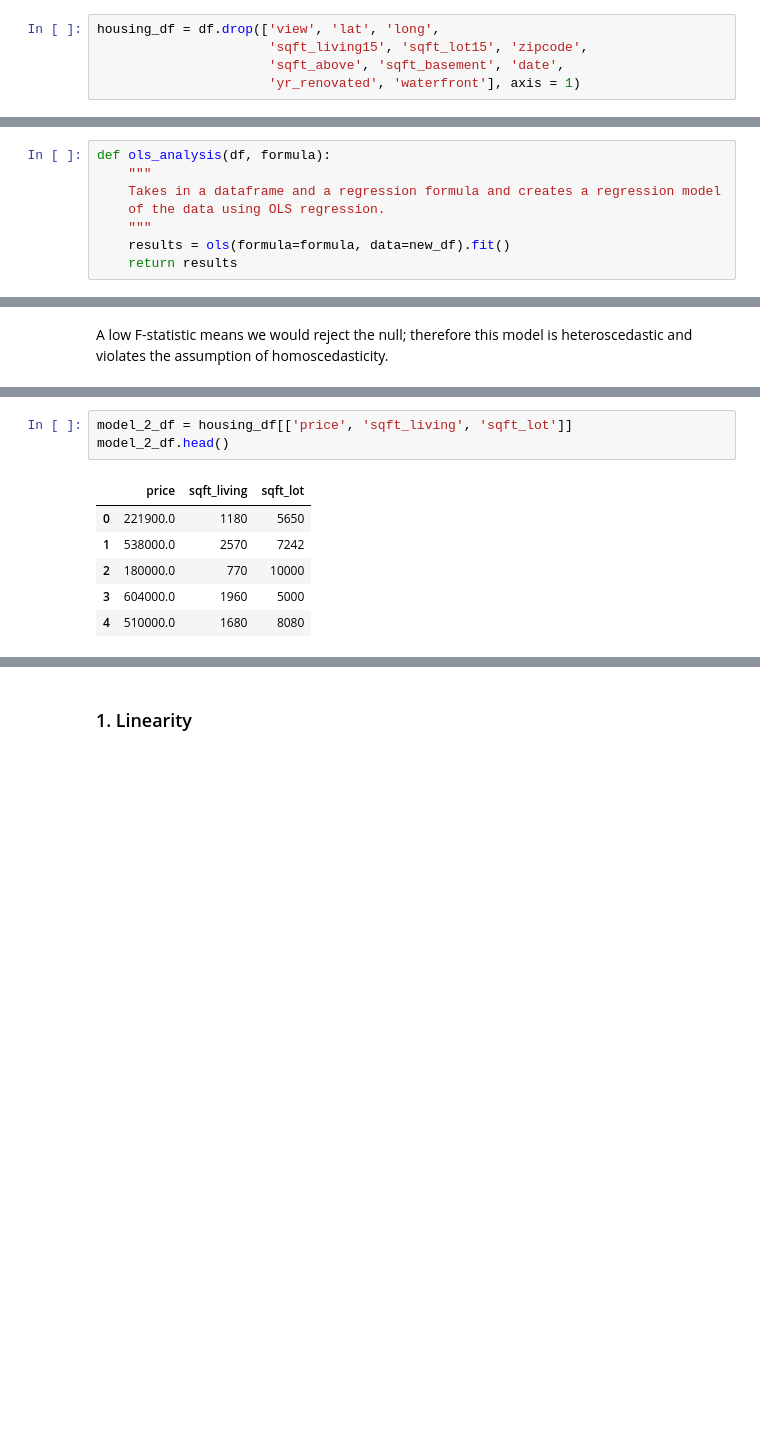
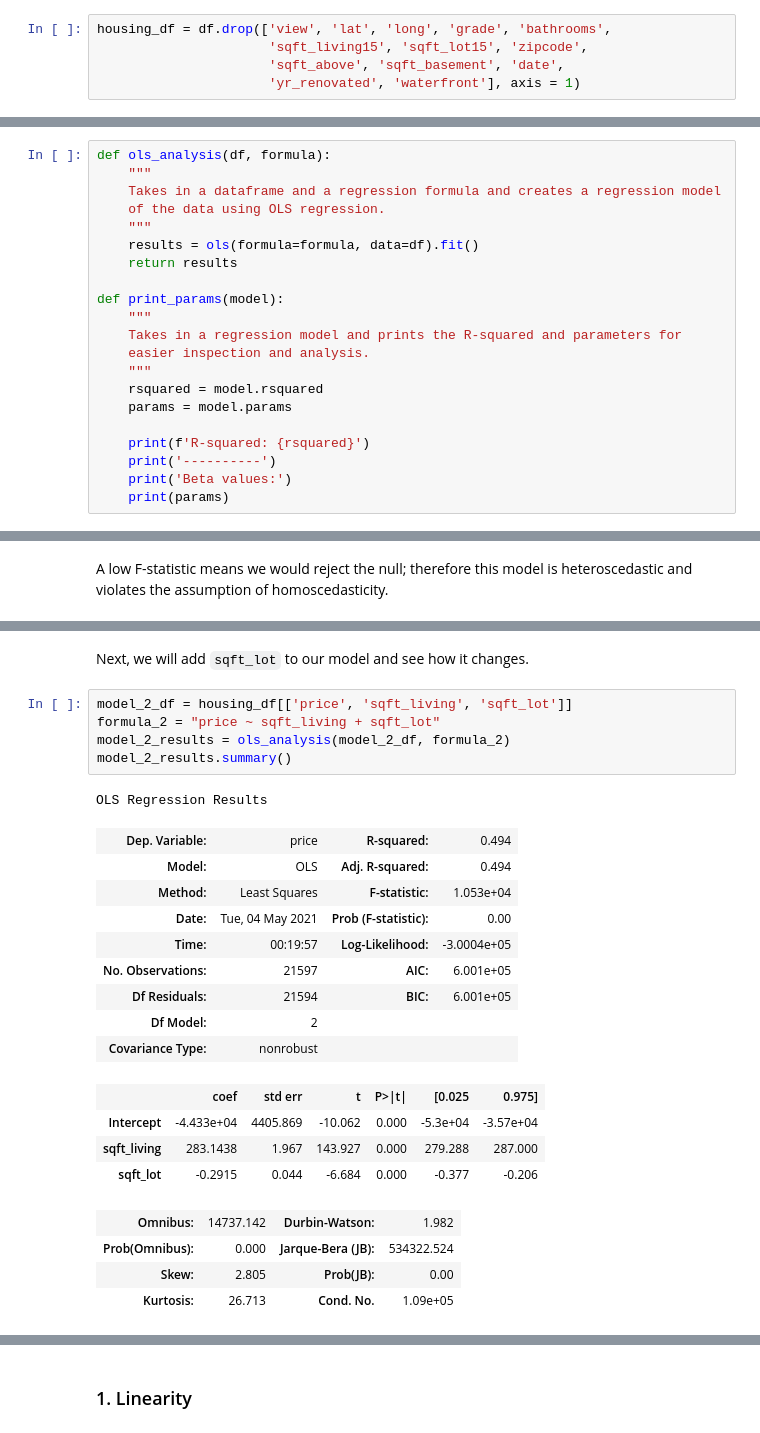
Before and after one commit to nancyho83/Property-Development-Analysis, a Jupyter notebook: Property_Development_Analysis_unfiltered.ipynb, the cells around one changed output, grey strips where cells are left out. Saved outputs shown, nothing was run; the diff lists cells and outputs as text; blank space fills up the shorter version.

```diff
--- a/Property_Development_Analysis_unfiltered.ipynb
+++ b/Property_Development_Analysis_unfiltered.ipynb
@@ -110,5 +24,5 @@ Dropping variables and creating new df. Variables that were dropped were chosen
 # %%
-housing_df = df.drop(['view', 'lat', 'long',
+housing_df = df.drop(['view', 'lat', 'long', 'grade', 'bathrooms',
                       'sqft_living15', 'sqft_lot15', 'zipcode',
                       'sqft_above', 'sqft_basement', 'date',
                       'yr_renovated', 'waterfront'], axis = 1)
@@ -177,0 +40,21 @@ It seems that `sqft_living` has the highest correlation with price, so first we'
+# %%
+def ols_analysis(df, formula):
+    """
+    Takes in a dataframe and a regression formula and creates a regression model
+    of the data using OLS regression.
+    """
+    results = ols(formula=formula, data=df).fit()
+    return results
+
+def print_params(model):
+    """
+    Takes in a regression model and prints the R-squared and parameters for
+    easier inspection and analysis.
+    """
+    rsquared = model.rsquared
+    params = model.params
+
+    print(f'R-squared: {rsquared}')
+    print('----------')
+    print('Beta values:')
+    print(params)
@@ -190,8 +89,0 @@ formula = 'price ~ sqft_living'
-# %%
-def ols_analysis(df, formula):
-    """
-    Takes in a dataframe and a regression formula and creates a regression model
-    of the data using OLS regression.
-    """
-    results = ols(formula=formula, data=new_df).fit()
-    return results
@@ -332,10 +194,26 @@ housing_df['sqft_lot'].unique().sum()
+# %% [markdown]
+Next, we will add `sqft_lot` to our model and see how it changes.
 # %%
 model_2_df = housing_df[['price', 'sqft_living', 'sqft_lot']]
-model_2_df.head()
+formula_2 = "price ~ sqft_living + sqft_lot"
+model_2_results = ols_analysis(model_2_df, formula_2)
+model_2_results.summary()
 # %% [output]
+OLS Regression Results
-|  | price | sqft_living | sqft_lot |
-| 0 | 221900.0 | 1180 | 5650 |
-| 1 | 538000.0 | 2570 | 7242 |
-| 2 | 180000.0 | 770 | 10000 |
-| 3 | 604000.0 | 1960 | 5000 |
-| 4 | 510000.0 | 1680 | 8080 |
+| Dep. Variable: | price | R-squared: | 0.494 |
+| Model: | OLS | Adj. R-squared: | 0.494 |
+| Method: | Least Squares | F-statistic: | 1.053e+04 |
+| Date: | Tue, 04 May 2021 | Prob (F-statistic): | 0.00 |
+| Time: | 00:19:57 | Log-Likelihood: | -3.0004e+05 |
+| No. Observations: | 21597 | AIC: | 6.001e+05 |
+| Df Residuals: | 21594 | BIC: | 6.001e+05 |
+| Df Model: | 2 |  |  |
+| Covariance Type: | nonrobust |  |  |
+|  | coef | std err | t | P>|t| | [0.025 | 0.975] |
+| Intercept | -4.433e+04 | 4405.869 | -10.062 | 0.000 | -5.3e+04 | -3.57e+04 |
+| sqft_living | 283.1438 | 1.967 | 143.927 | 0.000 | 279.288 | 287.000 |
+| sqft_lot | -0.2915 | 0.044 | -6.684 | 0.000 | -0.377 | -0.206 |
+| Omnibus: | 14737.142 | Durbin-Watson: | 1.982 |
+| Prob(Omnibus): | 0.000 | Jarque-Bera (JB): | 534322.524 |
+| Skew: | 2.805 | Prob(JB): | 0.00 |
+| Kurtosis: | 26.713 | Cond. No. | 1.09e+05 |
```
Also changed, not shown: parts of 90 cells of this notebook, 17 other files.
